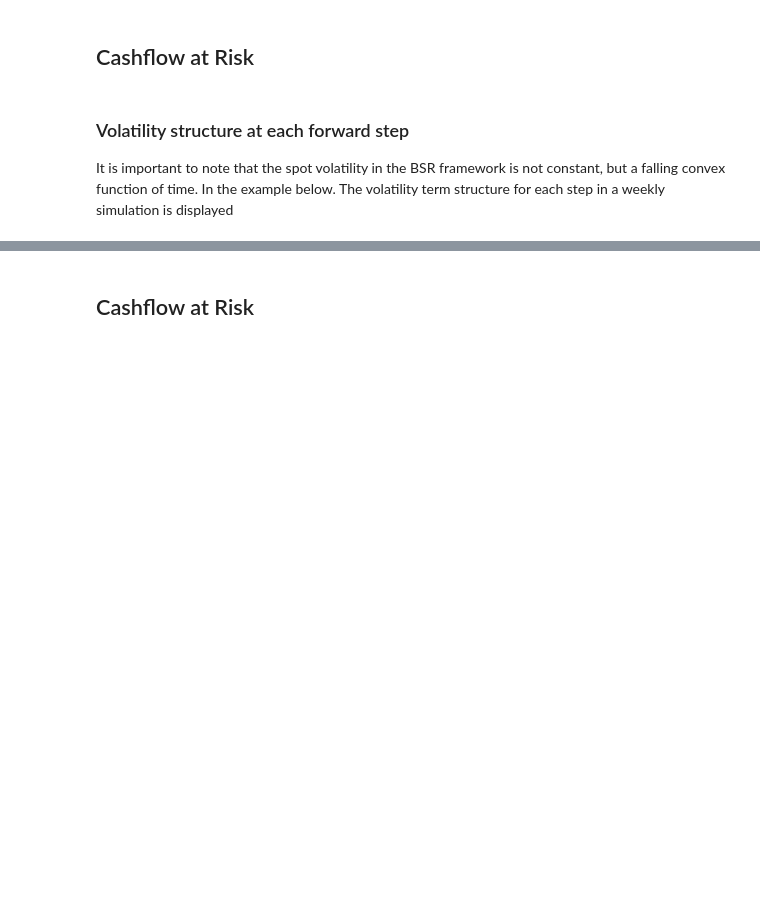
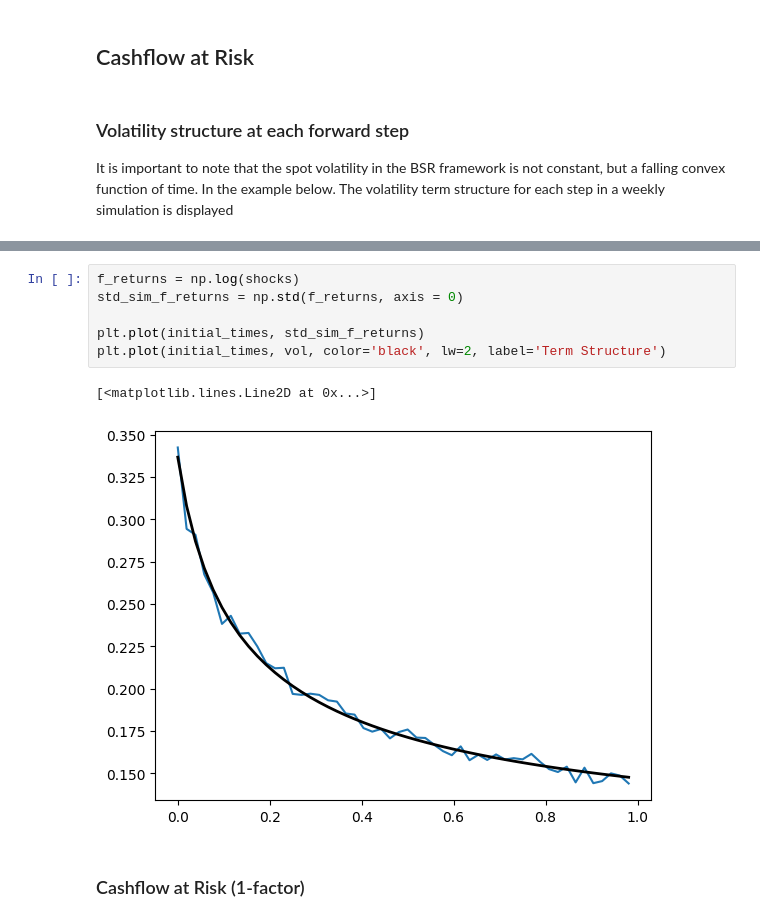
Before and after one commit to bmyksvoll/curves, a Jupyter notebook: bsr_simulation.ipynb, the cells around one changed output, grey strips where cells are left out. Saved outputs shown, nothing was run; the diff lists cells and outputs as text; blank space fills up the shorter version.

```diff
--- a/bsr_simulation.ipynb
+++ b/bsr_simulation.ipynb
@@ -247,2 +282,11 @@ plt.plot(initial_times, vol, color='black', lw=2, label='Term Structure')
+# %%
+f_returns = np.log(shocks)
+std_sim_f_returns = np.std(f_returns, axis = 0)
+
+plt.plot(initial_times, std_sim_f_returns)
+plt.plot(initial_times, vol, color='black', lw=2, label='Term Structure')
+# %% [output]
+[<matplotlib.lines.Line2D at 0x...>]
+[figure, added]
 # %% [markdown]
-## Cashflow at Risk
+### Cashflow at Risk (1-factor)
```
Also changed, not shown: parts of 13 cells of this notebook.
